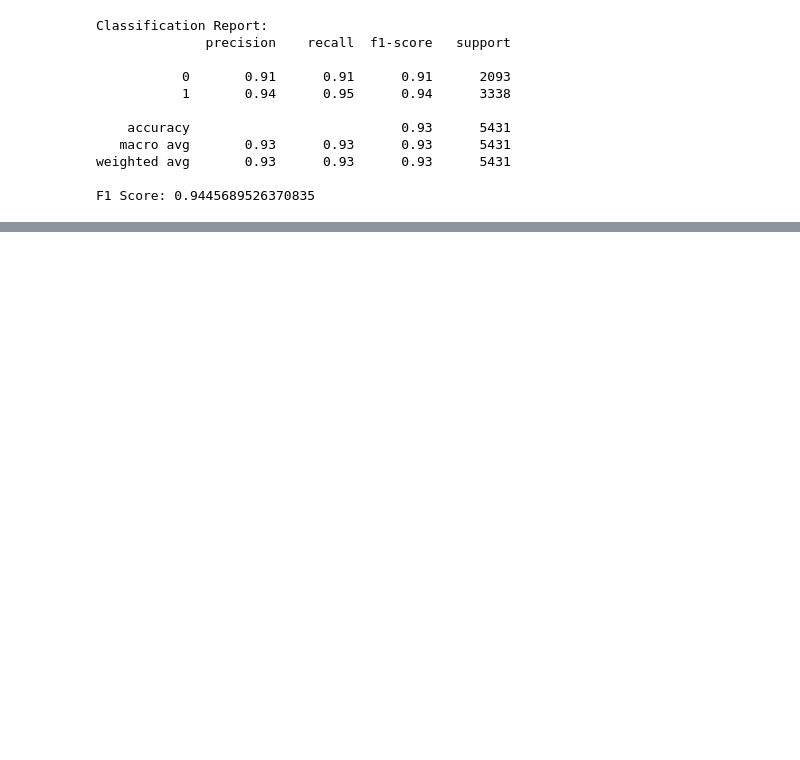
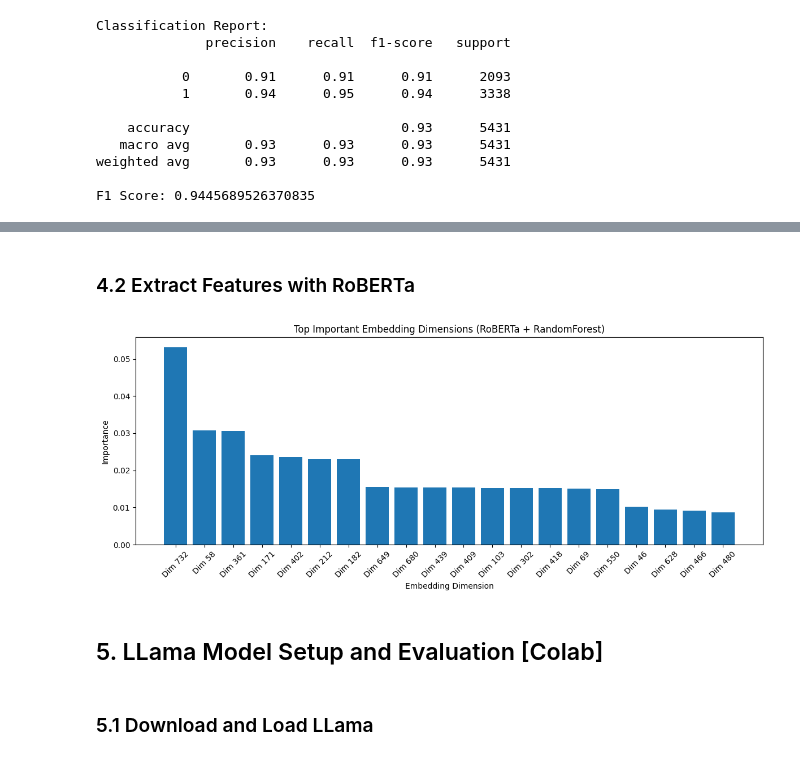
Before and after one commit to anair123/email-phish-detection, a Jupyter notebook: Data Splitting.ipynb, the cells around one changed output, grey strips where cells are left out. Cells and saved outputs as stored; diff of their text form; code cells hidden in the pictures; blank space fills up the shorter version.

```diff
--- a/Data Splitting.ipynb
+++ b/Data Splitting.ipynb
@@ -340,0 +514,32 @@ F1 Score: 0.9445689526370835
+# %% [markdown]
+### 4.2 Extract Features with RoBERTa
+# %%
+from sklearn.ensemble import RandomForestClassifier
+from sklearn.metrics import classification_report
+import matplotlib.pyplot as plt
+import numpy as np
+
+# 1. Train Random Forest on RoBERTa embeddings
+rf = RandomForestClassifier()
+rf.fit(X_feat, y_test)  # assuming you're using test set here for demo
+
+# 2. Get feature importances
+imp = rf.feature_importances_
+top_n = 20
+idxs = np.argsort(imp)[-top_n:][::-1]
+
+# 3. Plot top embedding dimensions
+plt.figure(figsize=(12, 5))
+plt.bar(range(top_n), imp[idxs], align="center")
+plt.xticks(range(top_n), [f"Dim {i}" for i in idxs], rotation=45)
+plt.title("Top Important Embedding Dimensions (RoBERTa + RandomForest)")
+plt.xlabel("Embedding Dimension")
+plt.ylabel("Importance")
+plt.tight_layout()
+plt.show()
+# %% [output]
+[figure, added]
+# %% [markdown]
+## 5. LLama Model Setup and Evaluation [Colab]
+# %% [markdown]
+### 5.1 Download and Load LLama
```
Also changed, not shown: parts of 77 cells of this notebook.
